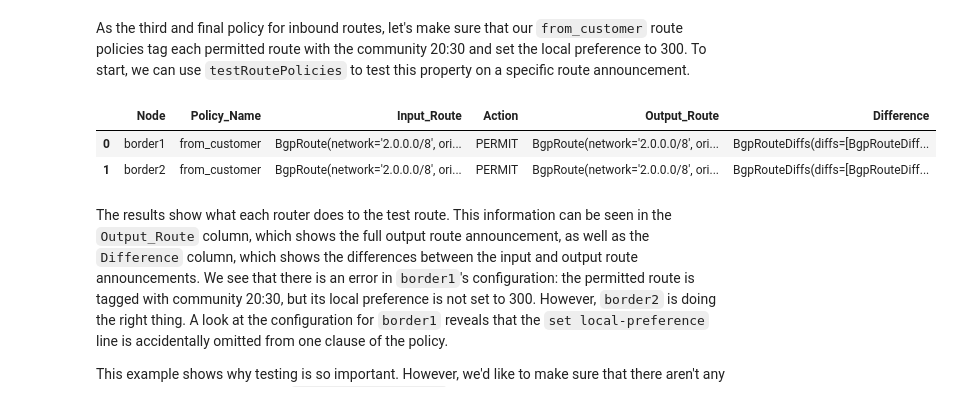
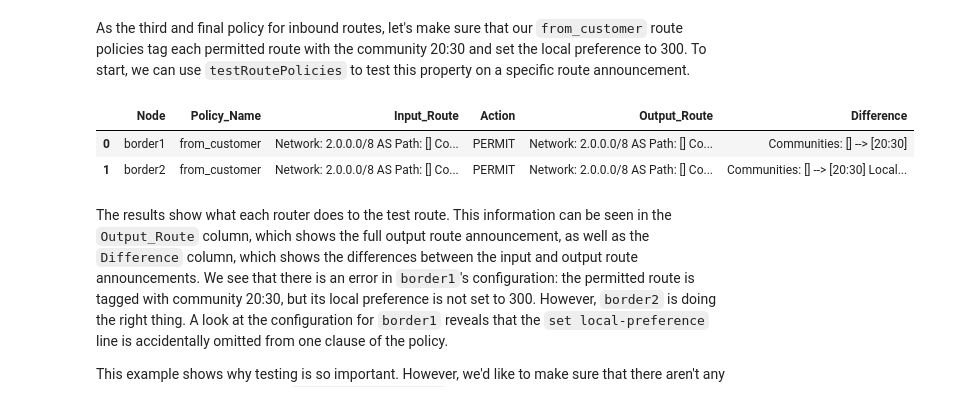
Before and after one commit to batfish/pybatfish, a Jupyter notebook: jupyter_notebooks/Analyzing Routing Policies.ipynb, the cells around one changed output. Saved outputs shown, nothing was run; the diff lists cells and outputs as text; code cells hidden in the pictures.

```diff
--- a/jupyter_notebooks/Analyzing Routing Policies.ipynb
+++ b/jupyter_notebooks/Analyzing Routing Policies.ipynb
@@ -121,16 +126,17 @@ As the third and final policy for inbound routes, let's make sure that our `from
 # %%
 # Define a test route and test what the policy does to it
 inRoute3 = BgpRoute(network="2.0.0.0/8",
                     originatorIp="4.4.4.4",
                     originType="egp",
                     protocol="bgp")
-bfq.testRoutePolicies(policies="from_customer",
-                      direction="in",
-                      inputRoutes=[inRoute3]).answer().frame()
+result = bfq.testRoutePolicies(policies="from_customer",
+                               direction="in",
+                               inputRoutes=[inRoute3]).answer().frame()
+show(result)
 # %% [output]
 |  | Node | Policy_Name | Input_Route | Action | Output_Route | Difference |
-| 0 | border1 | from_customer | BgpRoute(network='2.0.0.0/8', ori... | PERMIT | BgpRoute(network='2.0.0.0/8', ori... | BgpRouteDiffs(diffs=[BgpRouteDiff... |
-| 1 | border2 | from_customer | BgpRoute(network='2.0.0.0/8', ori... | PERMIT | BgpRoute(network='2.0.0.0/8', ori... | BgpRouteDiffs(diffs=[BgpRouteDiff... |
+| 0 | border1 | from_customer | Network: 2.0.0.0/8 AS Path: [] Co... | PERMIT | Network: 2.0.0.0/8 AS Path: [] Co... | Communities: [] --> [20:30] |
+| 1 | border2 | from_customer | Network: 2.0.0.0/8 AS Path: [] Co... | PERMIT | Network: 2.0.0.0/8 AS Path: [] Co... | Communities: [] --> [20:30] Local... |
 # %% [markdown]
 The results show what each router does to the test route. This information can be seen in the `Output_Route` column, which shows the full output route announcement, as well as the `Difference` column, which shows the differences between the input and output route announcements. We see that there is an error in `border1`'s configuration:  the permitted route is tagged with community 20:30, but its local preference is not set to 300.  However, `border2` is doing the right thing.   A look at the configuration for `border1` reveals that the `set local-preference` line is accidentally omitted from one clause of the policy.
 
```
Also changed, not shown: parts of 8 cells of this notebook, 2 other files.
